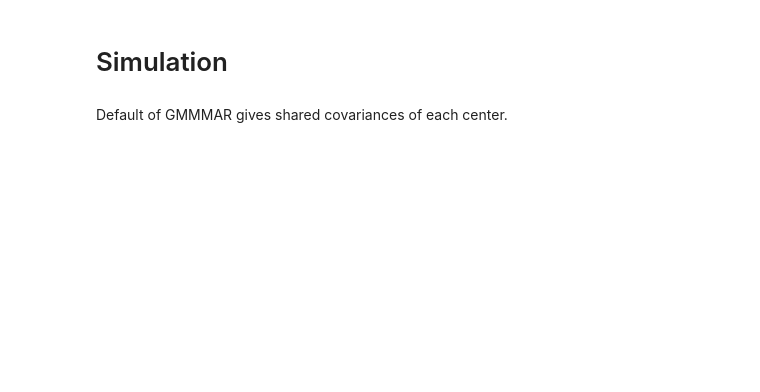
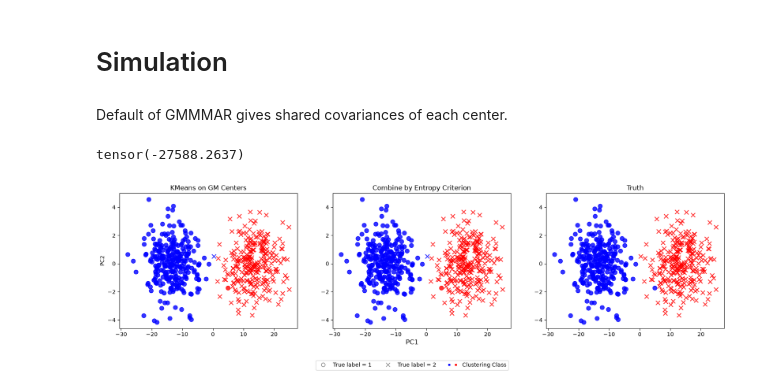
Before and after one commit to huimin-hu-stat/MAR-v2, a Jupyter notebook: clustering.ipynb, the cells around one changed output. Cells and saved outputs as stored; diff of their text form; code cells hidden in the pictures; blank space fills up the shorter version.

```diff
--- a/clustering.ipynb
+++ b/clustering.ipynb
@@ -219,36 +324,72 @@ X += torch.randn_like(X)
 # %%
 am = AmputeMAR()
-M = am.ampute(X)[1]
+Msim = am.ampute(Xsim)[1]
 # %%
 true_labels = torch.ones(n)
 true_labels[idx] = 2
 # %% [markdown]
 Default of GMMMAR gives shared covariances of each center.
 # %%
-cl = Clustering(X, M, k_range=(0,20))
-topk_ind = cl.cluster_by_logprob(X, M)
+clsim = Clustering(Xsim, Msim, k_range=(0,20), cov_type='diag')
+labels_centers_sim = clsim.cluster_through_centers(Xsim, Msim)
 
-kmeans = KMeans(n_clusters=2, n_init=20, random_state=123)
-labels_topk = kmeans.fit_predict(topk_ind)
-
-labels_centers = cl.cluster_through_centers(X, M)
-
-pca = PCA(n_components=2)
-pcs = pca.fit_transform(X)
+pcasim = PCA(n_components=2)
+pcssim = pca.fit_transform(Xsim)
 # %%
-resp_sim = cl.get_resp(X, M)
-combires_sim = entropy_combi(resp_sim, n_clusters=2)
+resp_sim = clsim.get_resp(Xsim, Msim)
+labels_entropy_sim = entropy_combi(resp_sim, n_clusters=2).labels
 # %%
-print(cl.log_prob_x(X).sum())
+print(clsim.log_prob_x(Xsim).sum())
+# %% [output]
+tensor(-27588.2637)
 # %%
-_, axes = plt.subplots(1,3, figsize=(16,3))
-axes[0].scatter(pcs[:,0], pcs[:,1], c=np.where(combires_sim.labels, 'red', 'blue'))
-axes[0].set_title('Mcluster')
+fig, axes = plt.subplots(1,3, figsize=(20,4.5), sharex=True)
 
-axes[1].scatter(pcs[:,0], pcs[:,1], c=np.where(labels_centers, 'red', 'blue'))
-axes[1].set_title('Center clustering')
+markers_sim = ['o' if m else 'x' for m in true_labels==1]
 
-axes[2].scatter(pcs[:,0], pcs[:,1], c=np.where(true_labels==1, 'red', 'blue'))
-axes[2].set_title('True labels')
+for i in range(len(X)):
+    axes[0].scatter(pcssim[i, 0], pcssim[i, 1], c=('blue' if labels_centers_sim[i] else 'red'),
+               marker=markers_sim[i], s=60, alpha=0.8)
+    axes[1].scatter(pcssim[i, 0], pcssim[i, 1], c=('red' if labels_entropy_sim[i] else 'blue'),
+                   marker=markers_sim[i], s=60, alpha=0.8)
+    axes[2].scatter(pcssim[i, 0], pcssim[i, 1], c=('blue' if true_labels[i]==1 else 'red'),
+                       marker=markers_sim[i], s=60, alpha=0.8)
+
+axes[0].set_title('KMeans on GM Centers')
+axes[1].set_title('Combine by Entropy Criterion')
+axes[2].set_title('Truth')
+axes[0].set_ylabel("PC2")
+
+truth_handles = tuple(
+    Line2D([], [], marker=m, markerfacecolor='none',
+           markeredgecolor='gray', linestyle='None',
+           markersize=7)
+    for m in ['o', 'x']
+)
+
+fig.legend(
+    handles=[
+        *[Line2D([], [], marker=m, markerfacecolor='none',
+               markeredgecolor='gray', linestyle='None',
+               markersize=7)
+        for m in ['o', 'x']],
+        tuple(
+            Line2D([], [], marker='s', linestyle='None',
+                color=c, markersize=3)
+            for c in ['blue', 'red']
+        )
+        ],
+    labels=['True label = 1', 'True label = 2', 'Clustering Class'],
+    loc='center',
+    bbox_to_anchor=(0.5, -0.1),
+    ncol=3,
+    handler_map={tuple: HandlerTuple(ndivide=None)}
+)
+fig.supxlabel("PC1")
+
+plt.savefig('results/clusteringsim.png',dpi=300,
+    bbox_inches="tight",)
 
 plt.show()
+# %% [output]
+[figure, added]
```
Also changed, not shown: parts of 15 cells of this notebook, 6 other files.
